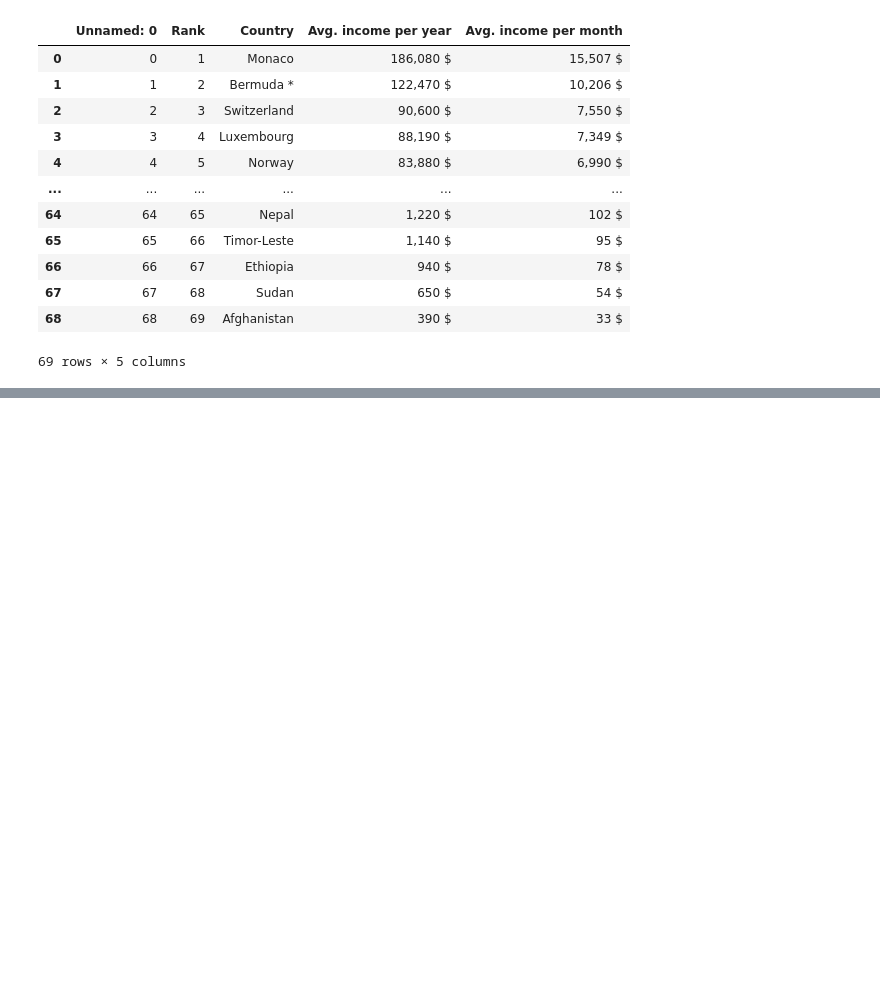
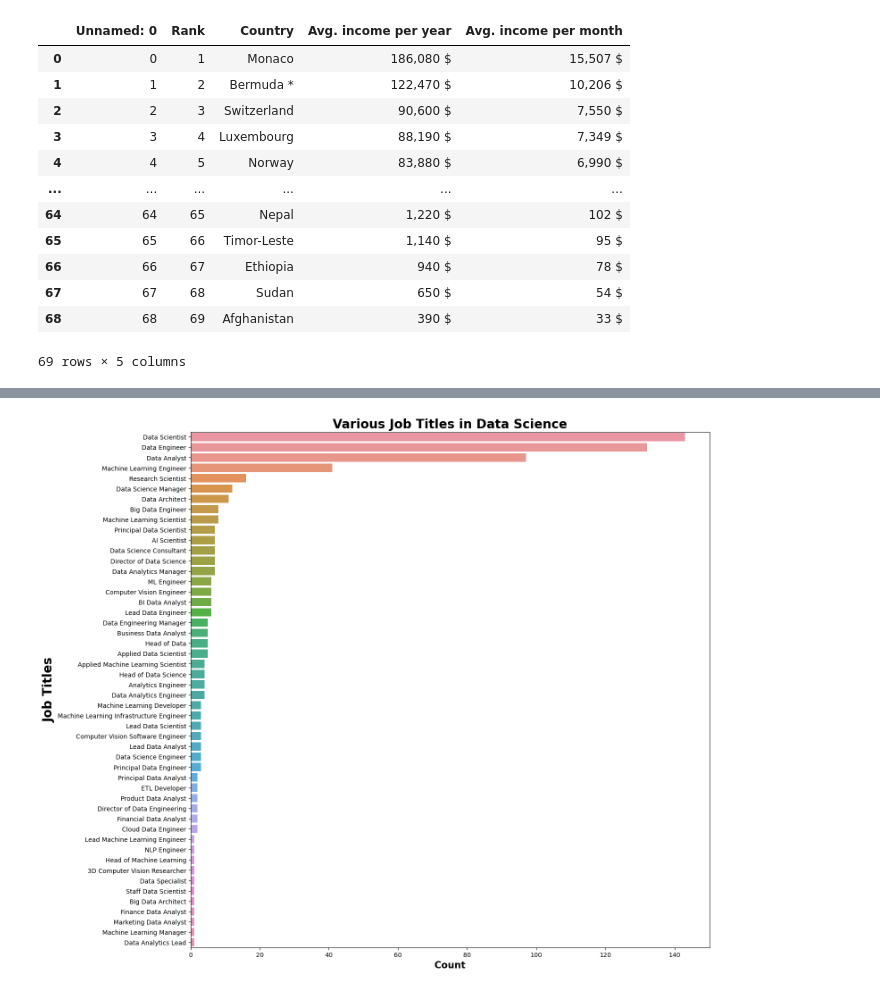
Before and after one commit to annie-maher/UCDPA_ann-marie_devlin, a Jupyter notebook: UCD Project.ipynb, the cells around one changed output, grey strips where cells are left out. Cells and saved outputs as stored; diff of their text form; code cells hidden in the pictures; blank space fills up the shorter version.

```diff
--- a/UCD Project.ipynb
+++ b/UCD Project.ipynb
@@ -173,0 +366,10 @@ pd.read_csv('World Avg Salaries.csv')
+# %%
+# The top 4 job titles include Data Scientist, Data Engineer, Data Analyst and Machine Learning Engineer. Other job titles have less than 20 people in the respective positions
+plt.figure(figsize=(15,15))
+plt.title('Various Job Titles in Data Science', fontsize=20, fontweight='bold')
+sns.countplot(y='job_title', data=result_df, order=result_df['job_title'].value_counts().index)
+plt.xlabel('Count', fontsize=15, fontweight='bold')
+plt.ylabel('Job Titles', fontsize=20, fontweight='bold')
+plt.show()
+# %% [output]
+[figure, added]
```
Also changed, not shown: parts of 35 cells of this notebook.
